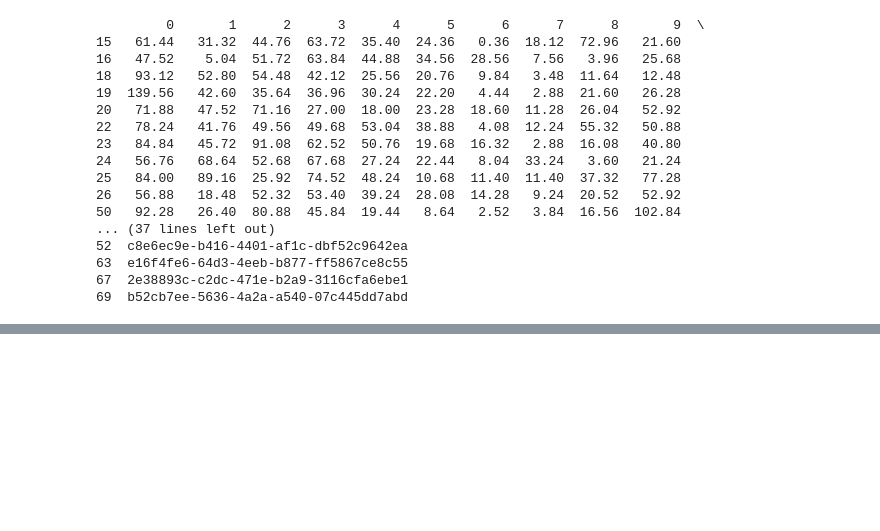
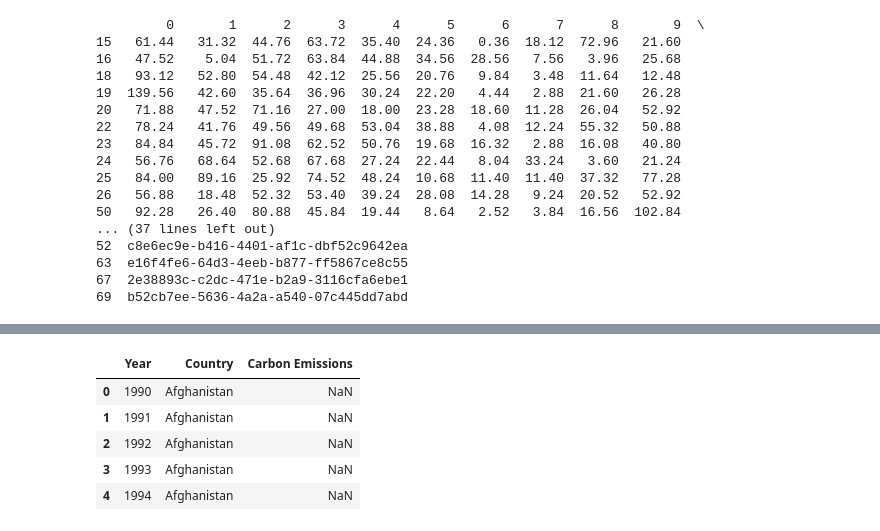
Before and after one commit to sadiq937/Shaik_DM, a Jupyter notebook: PS3.ipynb, the cells around one changed output, grey strips where cells are left out. Saved outputs shown, nothing was run; the diff lists cells and outputs as text; code cells hidden in the pictures; blank space fills up the shorter version.

```diff
--- a/PS3.ipynb
+++ b/PS3.ipynb
@@ -111,0 +167,13 @@ else:
+# %%
+# Reshape emissions data from wide to long format and keep the Country column
+emission_long_df = emission_df.melt(id_vars=["Year"], var_name="Country", value_name="Carbon Emissions")
+
+# Display transformed emissions data with Country included
+emission_long_df.head()
+# %% [output]
+|  | Year | Country | Carbon Emissions |
+| 0 | 1990 | Afghanistan | NaN |
+| 1 | 1991 | Afghanistan | NaN |
+| 2 | 1992 | Afghanistan | NaN |
+| 3 | 1993 | Afghanistan | NaN |
+| 4 | 1994 | Afghanistan | NaN |
```
Also changed, not shown: parts of 13 cells of this notebook.
